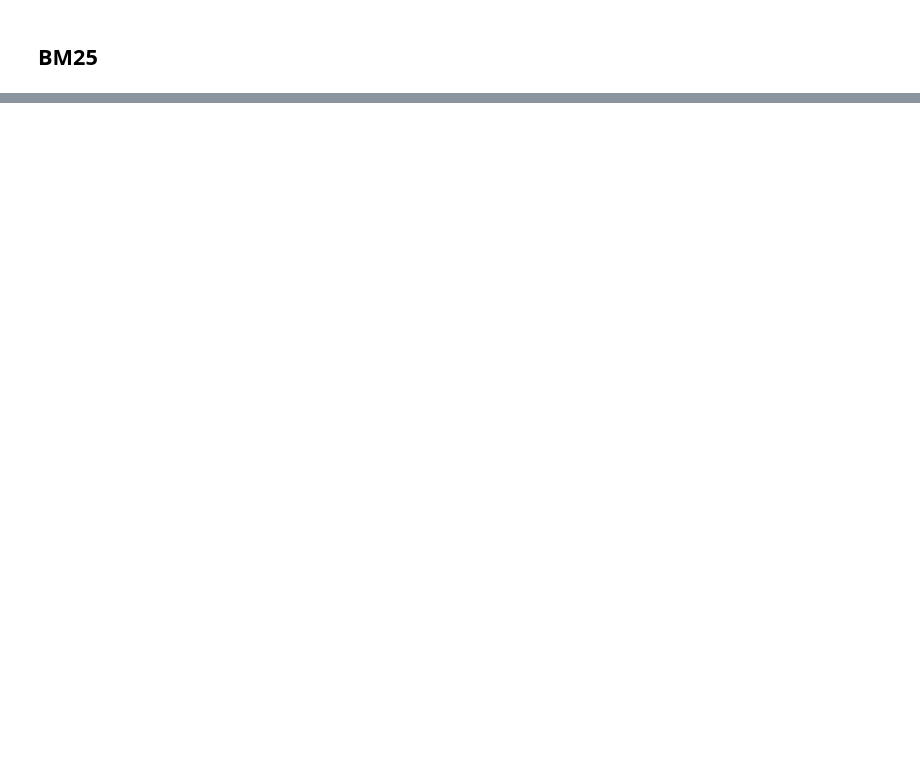
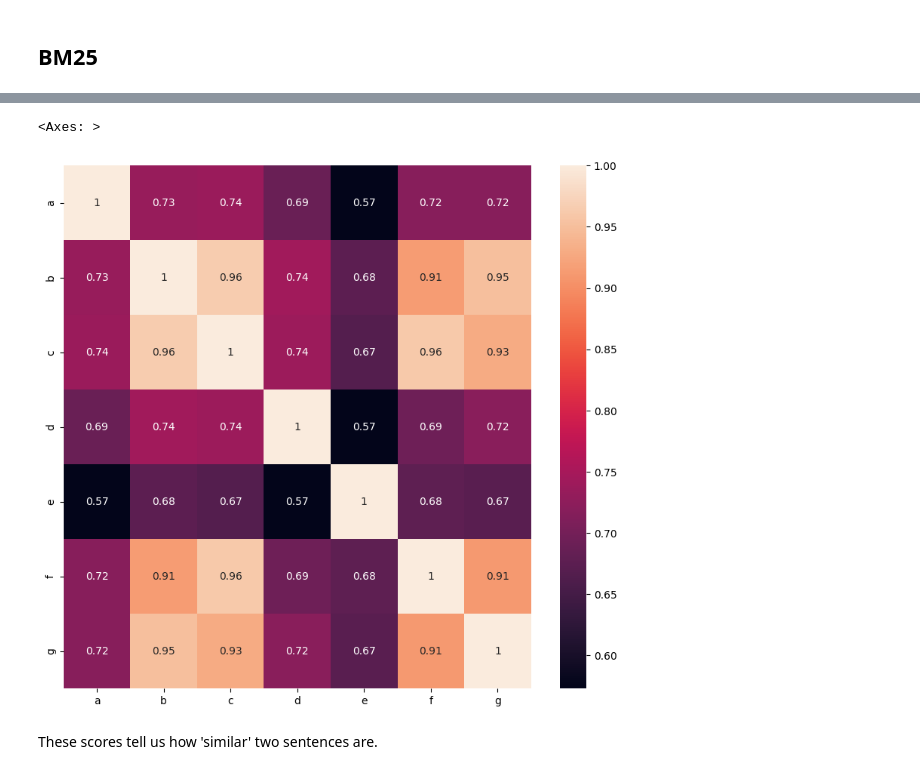
Before and after one commit to Vidhish-Trivedi/SimilaritySearch, a Jupyter notebook: 02_VectorMethods.ipynb, the cells around one changed output, grey strips where cells are left out. Cells and saved outputs as stored; diff of their text form; code cells hidden in the pictures; blank space fills up the shorter version.

Commit message:
Add vector methods for similarity search (TF-IDF, BM25, SBERT)

```diff
--- a/02_VectorMethods.ipynb
+++ b/02_VectorMethods.ipynb
@@ -9,6 +9,11 @@
 a = "purple is the best city in the forest".split()
 b = "there is am art to getting your way and throwing bananas on to the street is not it".split()
 c = "it is not often you find soggy bananas on the street".split()
+d = "green should have smelled more tranquil but somehow it just tasted rotten".split()
+e = "joyce enjoyed eating pancakes with ketchup".split()
+f = "as the asteroid hurtled toward earth becky was upset her dentist appointment had been cancelled".split()
+# g is very similar to b.
+g = "to get your way you must not bombard the road with yellow fruit".split()
 # %%
 def get_tf(query: str, document: str):
     # Frequency of query in our document.
@@ -196,0 +246,13 @@ vec_c
+# %%
+from sentence_transformers import SentenceTransformer
+model = SentenceTransformer('bert-base-nli-mean-tokens')
+# %%
+docs = [a, b, c, d, e, f, g]
+sentence_embeddings = model.encode(docs)
+# %%
+from sklearn.metrics.pairwise import cosine_similarity
+
+# Calculate similarities and store in a list.
+scores = np.zeros((sentence_embeddings.shape[0], sentence_embeddings.shape[0]))
+for i in range(sentence_embeddings.shape[0]):
+    scores[i, :] = cosine_similarity([sentence_embeddings[i]], sentence_embeddings)[0]
@@ -196,0 +276,12 @@ vec_c
+# %%
+import matplotlib.pyplot as plt
+import seaborn as sns
+
+plt.figure(figsize=(10, 9))
+labels = ['a', 'b', 'c', 'd', 'e', 'f', 'g']
+sns.heatmap(scores, xticklabels=labels, yticklabels=labels, annot=True)
+# %% [output]
+<Axes: >
+[figure, added]
+# %% [markdown]
+These scores tell us how 'similar' two sentences are.
```
Also changed, not shown: parts of 12 cells of this notebook.
